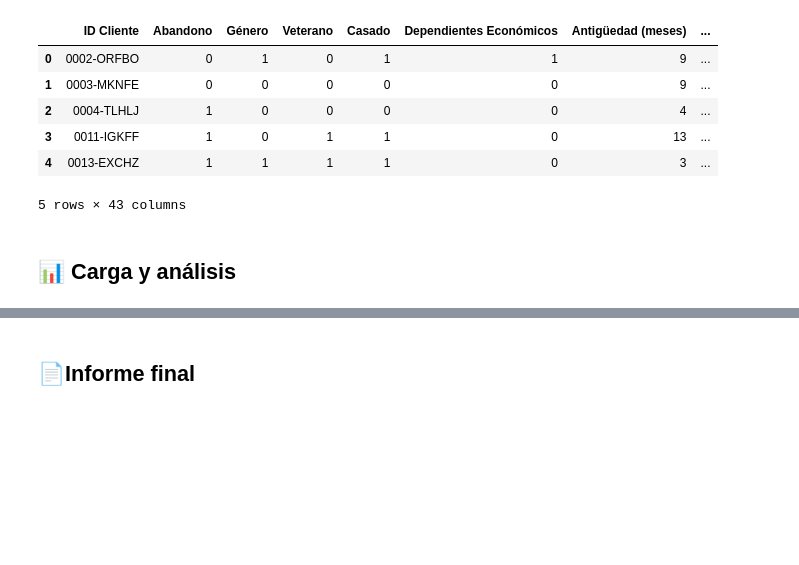
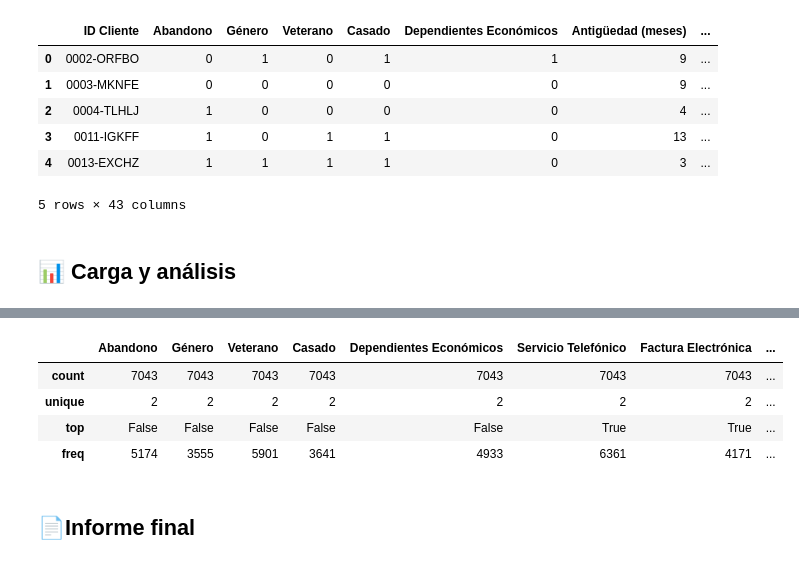
Before and after one commit to IsaiasRVH2/Challenge-Telecom-X, a Jupyter notebook: TelecomX_LATAM.ipynb, the cells around one changed output, grey strips where cells are left out. Cells and saved outputs as stored; diff of their text form; code cells hidden in the pictures; blank space fills up the shorter version.

```diff
--- a/TelecomX_LATAM.ipynb
+++ b/TelecomX_LATAM.ipynb
@@ -362,2 +379,10 @@ df.head()
+# %%
+df[[col for col in df.columns[1:] if col not in columnas_numericas]].astype(bool).describe()
+# %% [output]
+|  | Abandono | Género | Veterano | Casado | Dependientes Económicos | Servicio Telefónico | Factura Electrónica | ... |
+| count | 7043 | 7043 | 7043 | 7043 | 7043 | 7043 | 7043 | ... |
+| unique | 2 | 2 | 2 | 2 | 2 | 2 | 2 | ... |
+| top | False | False | False | False | False | True | True | ... |
+| freq | 5174 | 3555 | 5901 | 3641 | 4933 | 6361 | 4171 | ... |
 # %% [markdown]
 ## 📄Informe final
```
Also changed, not shown: parts of 3 cells of this notebook.
